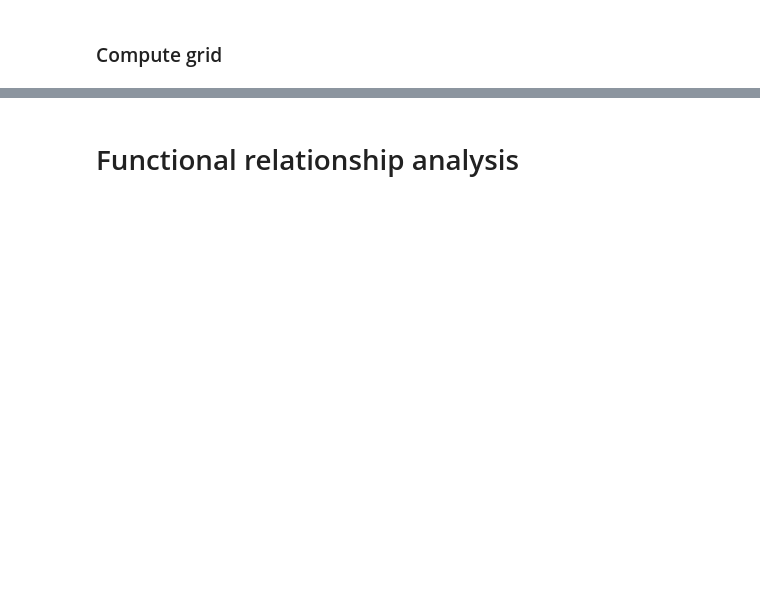
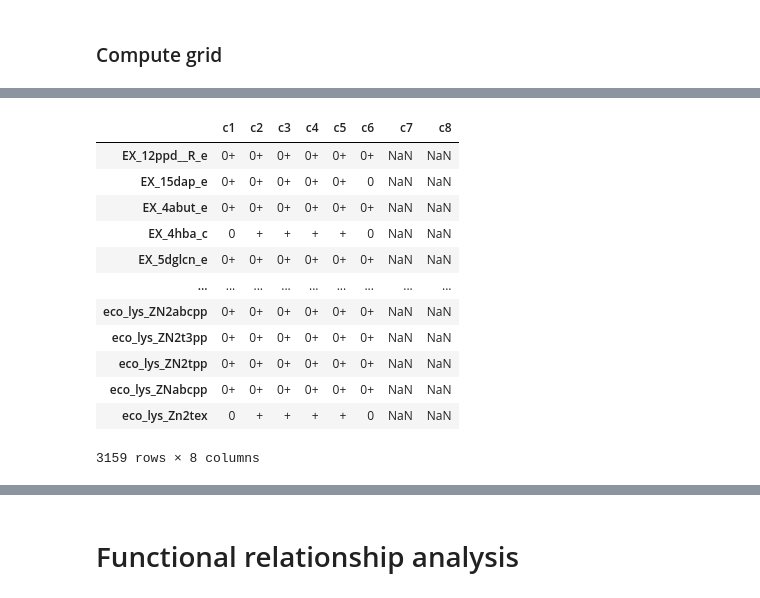
Before and after one commit to mathomics/ecosystem, a Jupyter notebook: sup_coli_synthetic_com.ipynb, the cells around one changed output, grey strips where cells are left out. Drawn from its saved outputs; the diff is of its cells as text; code cells hidden in the pictures; blank space fills up the shorter version.

```diff
--- a/sup_coli_synthetic_com.ipynb
+++ b/sup_coli_synthetic_com.ipynb
@@ -335,0 +433,19 @@ case
+# %%
+df = eco2.get_cluster_reaction_values(thr=0.8, changing= True)
+cat_dict = {-3.0: '-', -2.0: '--',-1.0: '-0',1.0: '0+',0.0: '0',2.0: '++',3.0: '+',4.0: '-+',5.0: 'err',100.0: 'var'}
+df = df.replace(cat_dict)
+df
+# %% [output]
+|  | c1 | c2 | c3 | c4 | c5 | c6 | c7 | c8 |
+| EX_12ppd__R_e | 0+ | 0+ | 0+ | 0+ | 0+ | 0+ | NaN | NaN |
+| EX_15dap_e | 0+ | 0+ | 0+ | 0+ | 0+ | 0 | NaN | NaN |
+| EX_4abut_e | 0+ | 0+ | 0+ | 0+ | 0+ | 0+ | NaN | NaN |
+| EX_4hba_c | 0 | + | + | + | + | 0 | NaN | NaN |
+| EX_5dglcn_e | 0+ | 0+ | 0+ | 0+ | 0+ | 0+ | NaN | NaN |
+| ... | ... | ... | ... | ... | ... | ... | ... | ... |
+| eco_lys_ZN2abcpp | 0+ | 0+ | 0+ | 0+ | 0+ | 0+ | NaN | NaN |
+| eco_lys_ZN2t3pp | 0+ | 0+ | 0+ | 0+ | 0+ | 0+ | NaN | NaN |
+| eco_lys_ZN2tpp | 0+ | 0+ | 0+ | 0+ | 0+ | 0+ | NaN | NaN |
+| eco_lys_ZNabcpp | 0+ | 0+ | 0+ | 0+ | 0+ | 0+ | NaN | NaN |
+| eco_lys_Zn2tex | 0 | + | + | + | + | 0 | NaN | NaN |
+3159 rows × 8 columns
```
Also changed, not shown: parts of 36 cells of this notebook, 1 other file.
